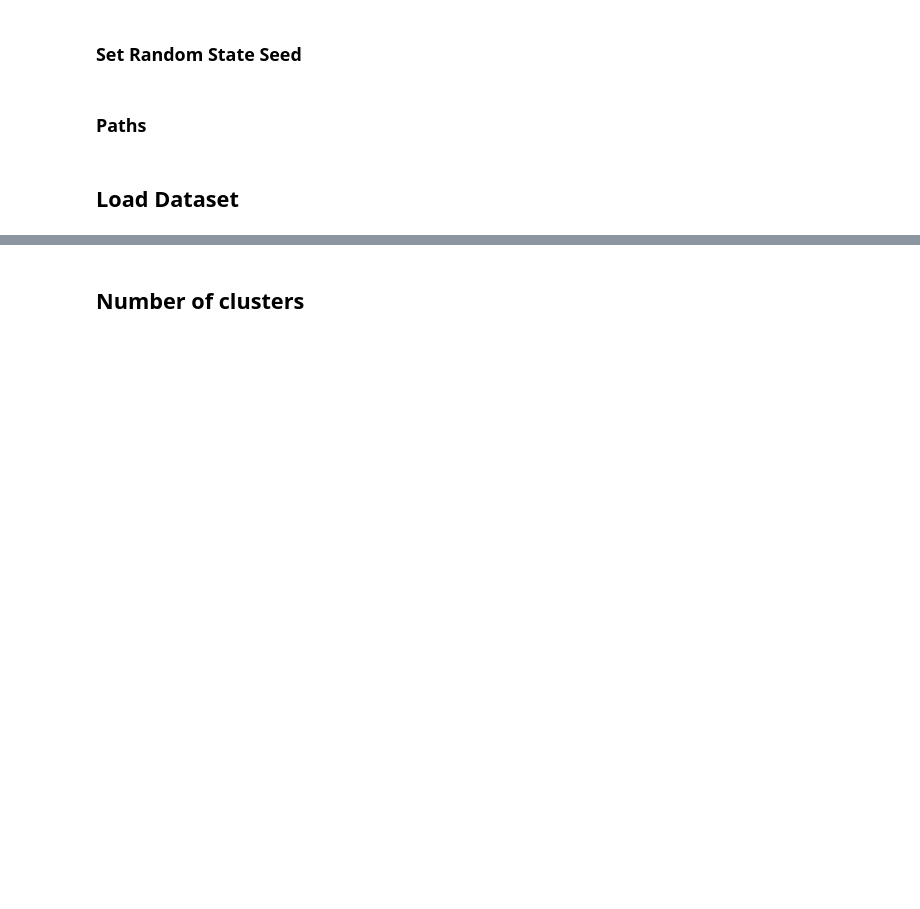
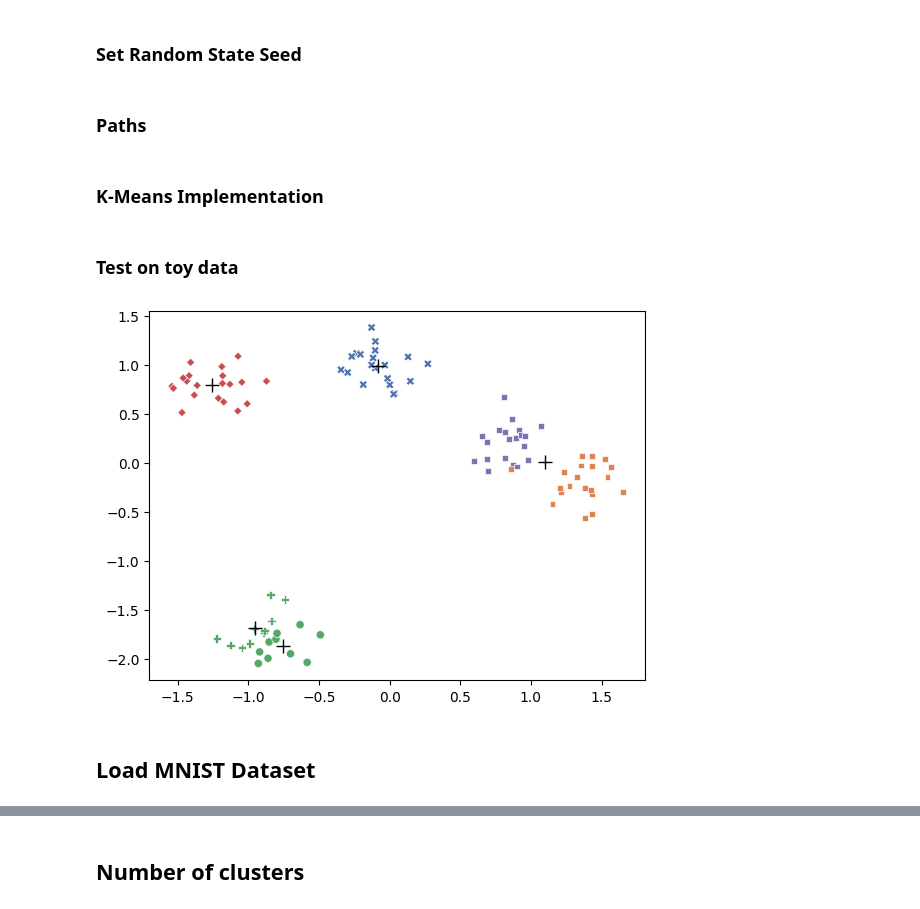
Before and after one commit to Elesdes/5IABD_UnsupervisedDL, a Jupyter notebook: notebooks/algorithms/k_means.ipynb, the cells around one changed output, grey strips where cells are left out. Drawn from its saved outputs; the diff is of its cells as text; code cells hidden in the pictures; blank space fills up the shorter version.

Commit message:
Updated k-means

```diff
--- a/notebooks/algorithms/k_means.ipynb
+++ b/notebooks/algorithms/k_means.ipynb
@@ -41,3 +41,5 @@ class Paths:
 
 
 paths = Paths()
+# %% [markdown]
+### K-Means Implementation
@@ -44,5 +136,36 @@ paths = Paths()
+# %% [markdown]
+### Test on toy data
+# %%
+from sklearn.datasets import make_blobs
+from sklearn.preprocessing import StandardScaler
+import seaborn as sns
+import matplotlib.pyplot as plt
+
+n_clusters = 5
+x_train, y_train = make_blobs(n_samples=100, centers=n_clusters, random_state=seed)
+x_train = StandardScaler().fit_transform(x_train)
+
+k_means = KMeans(n_clusters=n_clusters)
+k_means.fit(x_train)
+
+class_centers, classification = k_means.evaluate(x_train)
+sns.scatterplot(x=[X[0] for X in x_train],
+                y=[X[1] for X in x_train],
+                hue=y_train,
+                style=classification,
+                palette="deep",
+                legend=None
+                )
+plt.plot([x for x, _ in k_means.centroids],
+         [y for _, y in k_means.centroids],
+         'k+',
+         markersize=10,
+         )
+plt.show()
+# %% [output]
+[figure, added]
 # %% [markdown]
-## Load Dataset
+## Load MNIST Dataset
 # %%
 from keras.datasets import mnist
 import numpy as np
```
Also changed, not shown: parts of 13 cells of this notebook.
